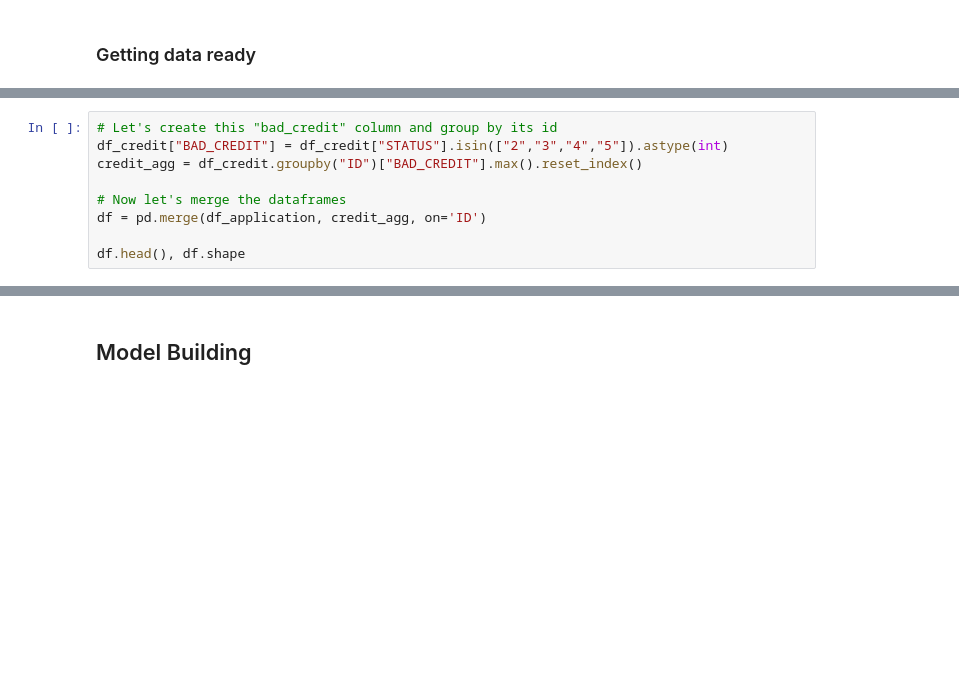
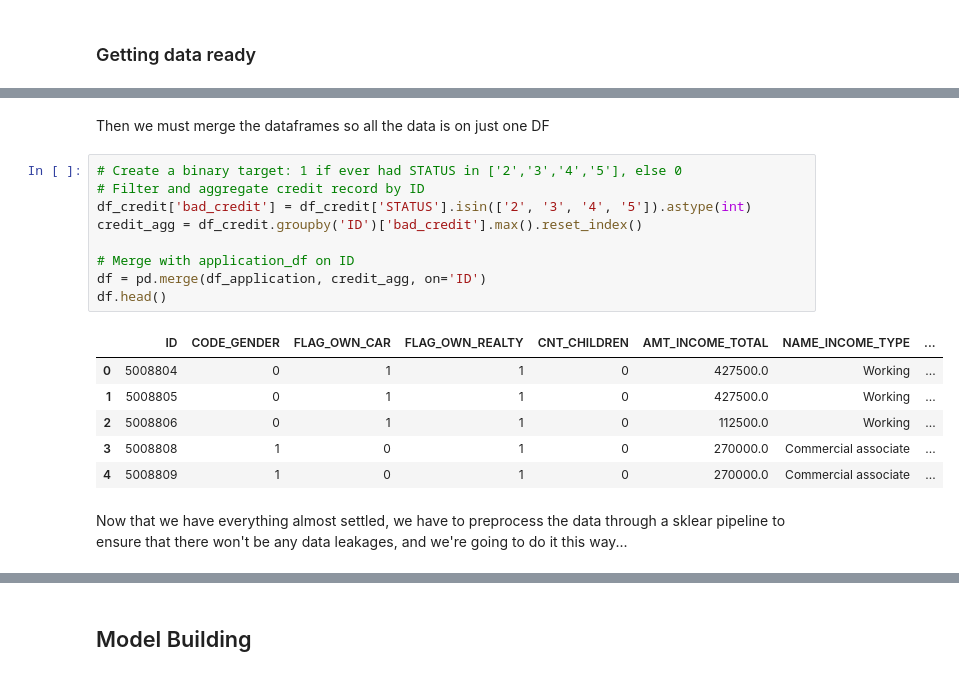
Before and after one commit to imelinc/credit-card-approval-project, a Jupyter notebook: credit-card-approval-project.ipynb, the cells around one changed output, grey strips where cells are left out. Saved outputs shown, nothing was run; the diff lists cells and outputs as text; blank space fills up the shorter version.

Commit message:
starting the pipeline

```diff
--- a/credit-card-approval-project.ipynb
+++ b/credit-card-approval-project.ipynb
@@ -341,9 +241,0 @@ Let's do that...
-# %%
-# Let's create this "bad_credit" column and group by its id
-df_credit["BAD_CREDIT"] = df_credit["STATUS"].isin(["2","3","4","5"]).astype(int)
-credit_agg = df_credit.groupby("ID")["BAD_CREDIT"].max().reset_index()
-
-# Now let's merge the dataframes
-df = pd.merge(df_application, credit_agg, on='ID')
-
-df.head(), df.shape
@@ -375,0 +290,20 @@ The merged dataset has `36,457` rows and `55` columns, so it's time to make and
+# %% [markdown]
+Then we must merge the dataframes so all the data is on just one DF
+# %%
+# Create a binary target: 1 if ever had STATUS in ['2','3','4','5'], else 0
+# Filter and aggregate credit record by ID
+df_credit['bad_credit'] = df_credit['STATUS'].isin(['2', '3', '4', '5']).astype(int)
+credit_agg = df_credit.groupby('ID')['bad_credit'].max().reset_index()
+
+# Merge with application_df on ID
+df = pd.merge(df_application, credit_agg, on='ID')
+df.head()
+# %% [output]
+|  | ID | CODE_GENDER | FLAG_OWN_CAR | FLAG_OWN_REALTY | CNT_CHILDREN | AMT_INCOME_TOTAL | NAME_INCOME_TYPE | ... |
+| 0 | 5008804 | 0 | 1 | 1 | 0 | 427500.0 | Working | ... |
+| 1 | 5008805 | 0 | 1 | 1 | 0 | 427500.0 | Working | ... |
+| 2 | 5008806 | 0 | 1 | 1 | 0 | 112500.0 | Working | ... |
+| 3 | 5008808 | 1 | 0 | 1 | 0 | 270000.0 | Commercial associate | ... |
+| 4 | 5008809 | 1 | 0 | 1 | 0 | 270000.0 | Commercial associate | ... |
+# %% [markdown]
+Now that we have everything almost settled, we have to preprocess the data through a sklear pipeline to ensure that there won't be any data leakages, and we're going to do it this way...
```
Also changed, not shown: parts of 19 cells of this notebook.
